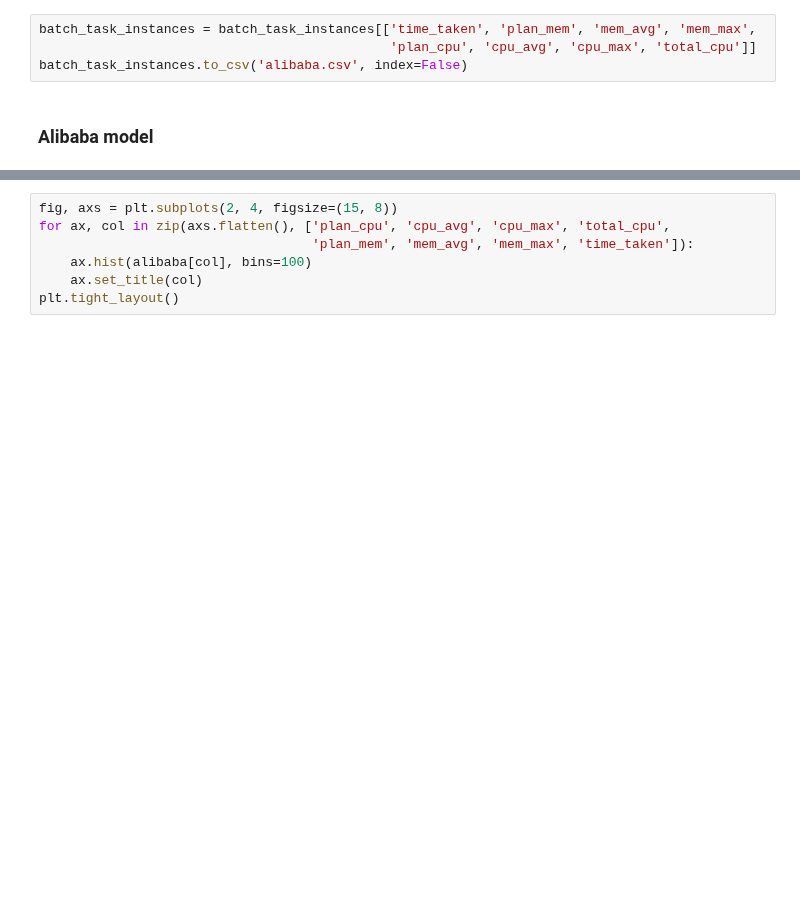
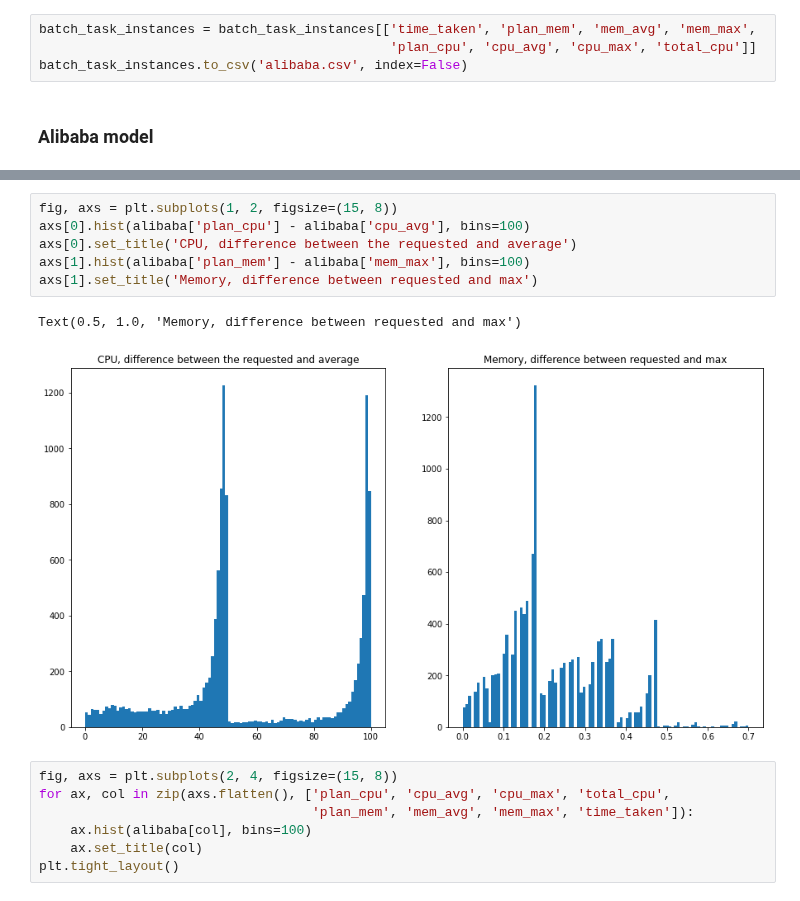
Before and after one commit to pseudo-rnd-thoughts/Elastic-Resource-Allocation, a Jupyter notebook: models/alibaba_cluster/generate_model.ipynb, the cells around one changed output, grey strips where cells are left out. Drawn from its saved outputs; the diff is of its cells as text; blank space fills up the shorter version.

```diff
--- a/models/alibaba_cluster/generate_model.ipynb
+++ b/models/alibaba_cluster/generate_model.ipynb
@@ -250,6 +254,15 @@ alibaba
 | 11874 | 10 | 100.0 | 0.07 | 0.09 | 0.30 | 96.0 | 277.0 | 960.0 |
 | 11875 | 12 | 100.0 | 0.15 | 0.16 | 0.39 | 6.0 | 74.0 | 72.0 |
 11876 rows × 8 columns
+# %%
+fig, axs = plt.subplots(1, 2, figsize=(15, 8))
+axs[0].hist(alibaba['plan_cpu'] - alibaba['cpu_avg'], bins=100)
+axs[0].set_title('CPU, difference between the requested and average')
+axs[1].hist(alibaba['plan_mem'] - alibaba['mem_max'], bins=100)
+axs[1].set_title('Memory, difference between requested and max')
+# %% [output]
+Text(0.5, 1.0, 'Memory, difference between requested and max')
+[figure, added]
 # %%
 fig, axs = plt.subplots(2, 4, figsize=(15, 8))
 for ax, col in zip(axs.flatten(), ['plan_cpu', 'cpu_avg', 'cpu_max', 'total_cpu',
```
Also changed, not shown: parts of 5 cells of this notebook, 1 other file.
